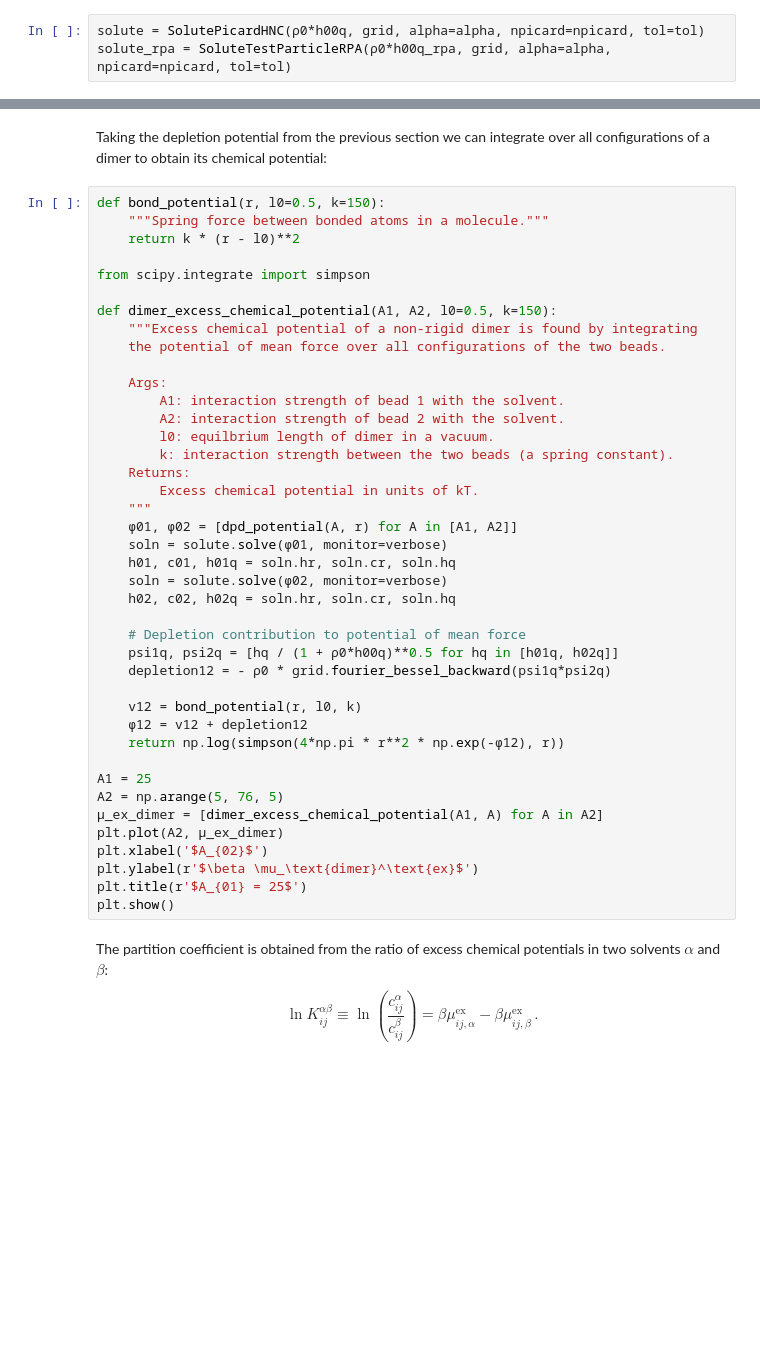
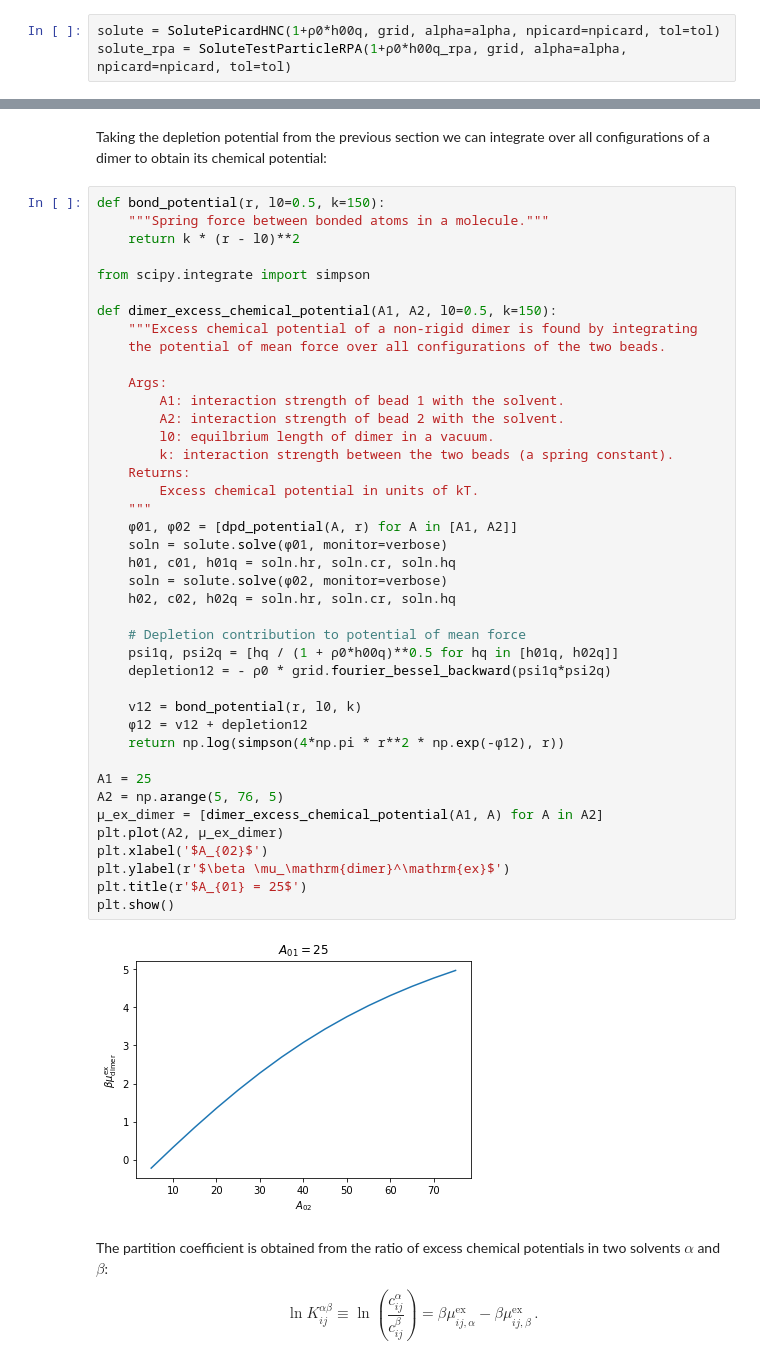
Before and after one commit to patrickbwarren/python3-HNC-solver, a Jupyter notebook: solute_demo.ipynb, the cells around one changed output, grey strips where cells are left out. Saved outputs shown, nothing was run; the diff lists cells and outputs as text; blank space fills up the shorter version.

```diff
--- a/solute_demo.ipynb
+++ b/solute_demo.ipynb
@@ -160,8 +168,8 @@ print(f'compressibility: μ={μ:.4f} μ_ex={μ_ex:.4f} μ_id={μ-μ_ex:.4f}')
 # %% [markdown]
 We need to use a different solver that takes into account that this is now a binary mixture where the second species (the solute) is infinitely dilute. We need to pass the previously obtained static properties of the solvent.
 # %%
-solute = SolutePicardHNC(ρ0*h00q, grid, alpha=alpha, npicard=npicard, tol=tol)
-solute_rpa = SoluteTestParticleRPA(ρ0*h00q_rpa, grid, alpha=alpha, npicard=npicard, tol=tol)
+solute = SolutePicardHNC(1+ρ0*h00q, grid, alpha=alpha, npicard=npicard, tol=tol)
+solute_rpa = SoluteTestParticleRPA(1+ρ0*h00q_rpa, grid, alpha=alpha, npicard=npicard, tol=tol)
 # %% [markdown]
 Show how the distribution function $g_{01}$ between solvent (species 0) and solute (species 1) varies with DPD interaction parameter $A_{01}$. We can also infer $g_{11}$ directly from $g_{01}$ and thereby calculate the potential of mean force between two solute particles:
 $$
@@ -281,34 +294,36 @@ def dimer_excess_chemical_potential(A1, A2, l0=0.5, k=150):
 
     Args:
         A1: interaction strength of bead 1 with the solvent.
         A2: interaction strength of bead 2 with the solvent.
         l0: equilbrium length of dimer in a vacuum.
         k: interaction strength between the two beads (a spring constant).
     Returns:
         Excess chemical potential in units of kT.
     """
     φ01, φ02 = [dpd_potential(A, r) for A in [A1, A2]]
     soln = solute.solve(φ01, monitor=verbose)
     h01, c01, h01q = soln.hr, soln.cr, soln.hq
     soln = solute.solve(φ02, monitor=verbose)
     h02, c02, h02q = soln.hr, soln.cr, soln.hq
 
     # Depletion contribution to potential of mean force
     psi1q, psi2q = [hq / (1 + ρ0*h00q)**0.5 for hq in [h01q, h02q]]
     depletion12 = - ρ0 * grid.fourier_bessel_backward(psi1q*psi2q)
 
     v12 = bond_potential(r, l0, k)
     φ12 = v12 + depletion12
     return np.log(simpson(4*np.pi * r**2 * np.exp(-φ12), r))
 
 A1 = 25
 A2 = np.arange(5, 76, 5)
 μ_ex_dimer = [dimer_excess_chemical_potential(A1, A) for A in A2]
 plt.plot(A2, μ_ex_dimer)
 plt.xlabel('$A_{02}$')
-plt.ylabel(r'$\beta \mu_\text{dimer}^\text{ex}$')
+plt.ylabel(r'$\beta \mu_\mathrm{dimer}^\mathrm{ex}$')
 plt.title(r'$A_{01} = 25$')
 plt.show()
+# %% [output]
+[figure, added]
 # %% [markdown]
 The partition coefficient is obtained from the ratio of excess chemical potentials in two solvents $\alpha$ and $\beta$:
 $$
```
Also changed, not shown: parts of 6 cells of this notebook, 1 other file.
